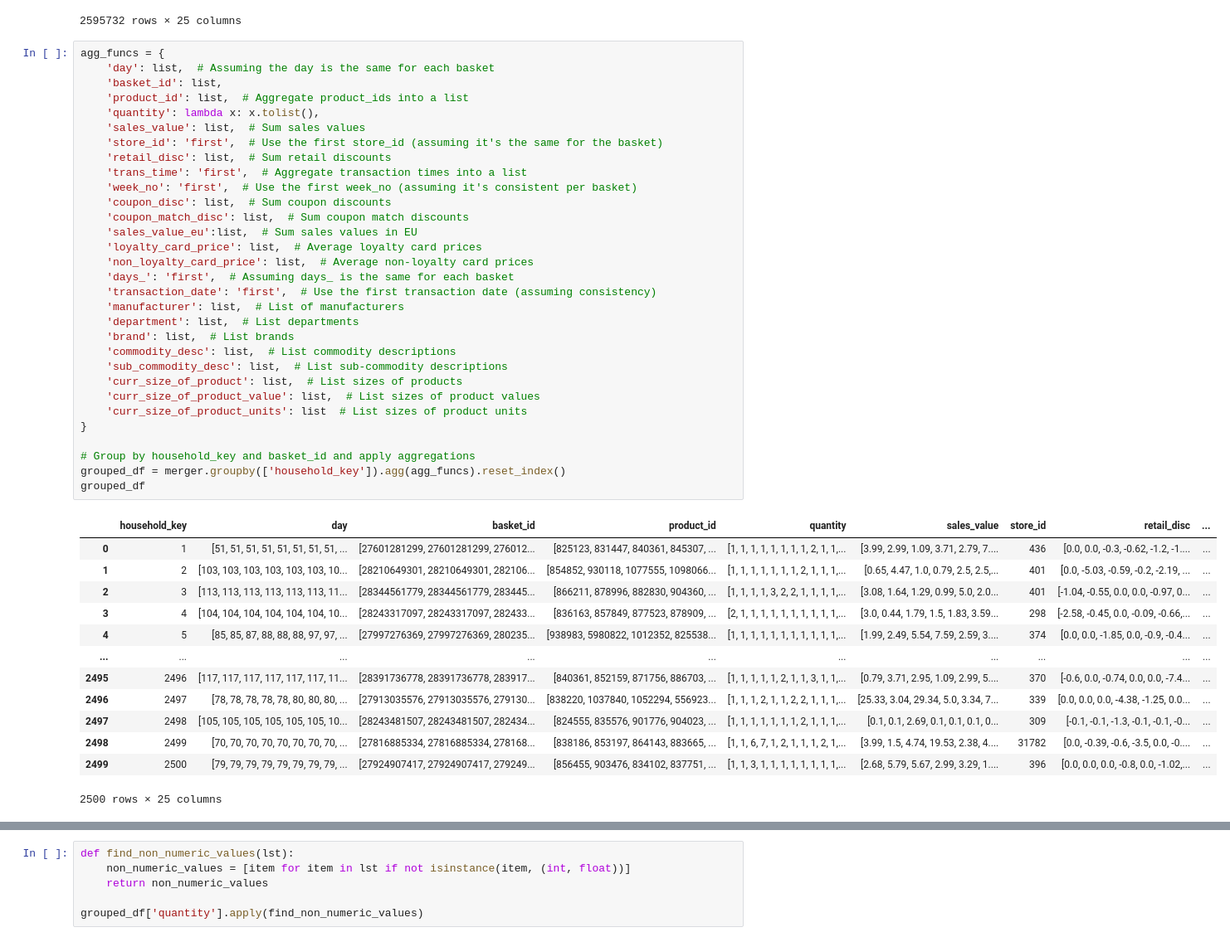
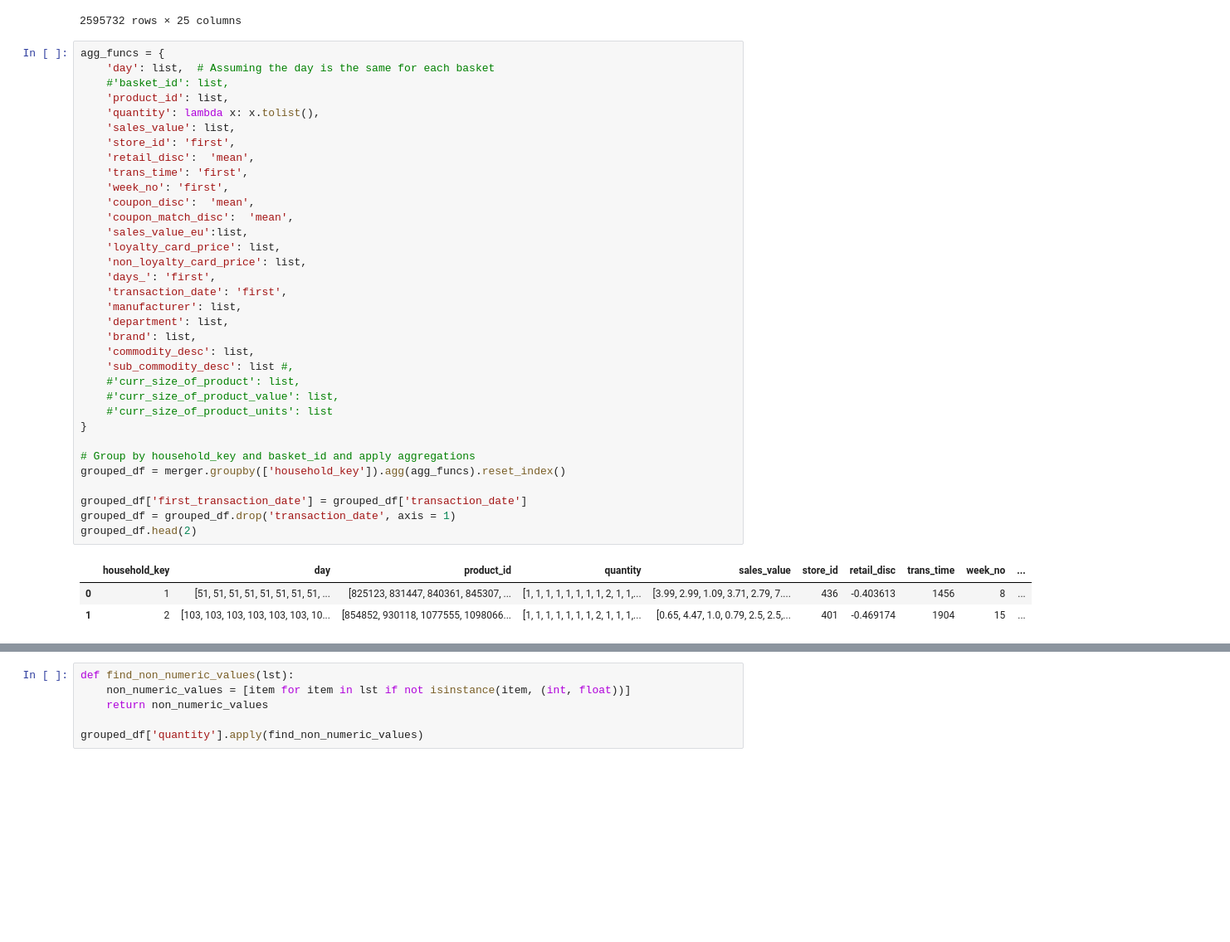
Before and after one commit to antoniooliveira03/Projects, a Jupyter notebook: NTT Project/01.1_merges.ipynb, the cells around one changed output, grey strips where cells are left out. Shown: that part at 83% size. Drawn from its saved outputs; the diff is of its cells as text; blank space fills up the shorter version.

```diff
--- a/NTT Project/01.1_merges.ipynb
+++ b/NTT Project/01.1_merges.ipynb
@@ -72,48 +72,41 @@ merger
 # %%
 agg_funcs = {
     'day': list,  # Assuming the day is the same for each basket
-    'basket_id': list,
-    'product_id': list,  # Aggregate product_ids into a list
+    #'basket_id': list,
+    'product_id': list,
     'quantity': lambda x: x.tolist(),
-    'sales_value': list,  # Sum sales values
-    'store_id': 'first',  # Use the first store_id (assuming it's the same for the basket)
-    'retail_disc': list,  # Sum retail discounts
-    'trans_time': 'first',  # Aggregate transaction times into a list
-    'week_no': 'first',  # Use the first week_no (assuming it's consistent per basket)
-    'coupon_disc': list,  # Sum coupon discounts
-    'coupon_match_disc': list,  # Sum coupon match discounts
-    'sales_value_eu':list,  # Sum sales values in EU
-    'loyalty_card_price': list,  # Average loyalty card prices
-    'non_loyalty_card_price': list,  # Average non-loyalty card prices
-    'days_': 'first',  # Assuming days_ is the same for each basket
-    'transaction_date': 'first',  # Use the first transaction date (assuming consistency)
-    'manufacturer': list,  # List of manufacturers
-    'department': list,  # List departments
-    'brand': list,  # List brands
-    'commodity_desc': list,  # List commodity descriptions
-    'sub_commodity_desc': list,  # List sub-commodity descriptions
-    'curr_size_of_product': list,  # List sizes of products
-    'curr_size_of_product_value': list,  # List sizes of product values
-    'curr_size_of_product_units': list  # List sizes of product units
+    'sales_value': list,
+    'store_id': 'first',
+    'retail_disc':  'mean',
+    'trans_time': 'first',
+    'week_no': 'first',
+    'coupon_disc':  'mean',
+    'coupon_match_disc':  'mean',
+    'sales_value_eu':list,
+    'loyalty_card_price': list,
+    'non_loyalty_card_price': list,
+    'days_': 'first',
+    'transaction_date': 'first',
+    'manufacturer': list,
+    'department': list,
+    'brand': list,
+    'commodity_desc': list,
+    'sub_commodity_desc': list #,
+    #'curr_size_of_product': list,
+    #'curr_size_of_product_value': list,
+    #'curr_size_of_product_units': list
 }
 
 # Group by household_key and basket_id and apply aggregations
 grouped_df = merger.groupby(['household_key']).agg(agg_funcs).reset_index()
-grouped_df
+
+grouped_df['first_transaction_date'] = grouped_df['transaction_date']
+grouped_df = grouped_df.drop('transaction_date', axis = 1)
+grouped_df.head(2)
 # %% [output]
-|  | household_key | day | basket_id | product_id | quantity | sales_value | store_id | retail_disc | ... |
-| 0 | 1 | [51, 51, 51, 51, 51, 51, 51, 51, ... | [27601281299, 27601281299, 276012... | [825123, 831447, 840361, 845307, ... | [1, 1, 1, 1, 1, 1, 1, 1, 2, 1, 1,... | [3.99, 2.99, 1.09, 3.71, 2.79, 7.... | 436 | [0.0, 0.0, -0.3, -0.62, -1.2, -1.... | ... |
-| 1 | 2 | [103, 103, 103, 103, 103, 103, 10... | [28210649301, 28210649301, 282106... | [854852, 930118, 1077555, 1098066... | [1, 1, 1, 1, 1, 1, 1, 2, 1, 1, 1,... | [0.65, 4.47, 1.0, 0.79, 2.5, 2.5,... | 401 | [0.0, -5.03, -0.59, -0.2, -2.19, ... | ... |
-| 2 | 3 | [113, 113, 113, 113, 113, 113, 11... | [28344561779, 28344561779, 283445... | [866211, 878996, 882830, 904360, ... | [1, 1, 1, 1, 3, 2, 2, 1, 1, 1, 1,... | [3.08, 1.64, 1.29, 0.99, 5.0, 2.0... | 401 | [-1.04, -0.55, 0.0, 0.0, -0.97, 0... | ... |
-| 3 | 4 | [104, 104, 104, 104, 104, 104, 10... | [28243317097, 28243317097, 282433... | [836163, 857849, 877523, 878909, ... | [2, 1, 1, 1, 1, 1, 1, 1, 1, 1, 1,... | [3.0, 0.44, 1.79, 1.5, 1.83, 3.59... | 298 | [-2.58, -0.45, 0.0, -0.09, -0.66,... | ... |
-| 4 | 5 | [85, 85, 87, 88, 88, 88, 97, 97, ... | [27997276369, 27997276369, 280235... | [938983, 5980822, 1012352, 825538... | [1, 1, 1, 1, 1, 1, 1, 1, 1, 1, 1,... | [1.99, 2.49, 5.54, 7.59, 2.59, 3.... | 374 | [0.0, 0.0, -1.85, 0.0, -0.9, -0.4... | ... |
-| ... | ... | ... | ... | ... | ... | ... | ... | ... | ... |
-| 2495 | 2496 | [117, 117, 117, 117, 117, 117, 11... | [28391736778, 28391736778, 283917... | [840361, 852159, 871756, 886703, ... | [1, 1, 1, 1, 1, 2, 1, 1, 3, 1, 1,... | [0.79, 3.71, 2.95, 1.09, 2.99, 5.... | 370 | [-0.6, 0.0, -0.74, 0.0, 0.0, -7.4... | ... |
-| 2496 | 2497 | [78, 78, 78, 78, 78, 80, 80, 80, ... | [27913035576, 27913035576, 279130... | [838220, 1037840, 1052294, 556923... | [1, 1, 1, 2, 1, 1, 2, 2, 1, 1, 1,... | [25.33, 3.04, 29.34, 5.0, 3.34, 7... | 339 | [0.0, 0.0, 0.0, -4.38, -1.25, 0.0... | ... |
-| 2497 | 2498 | [105, 105, 105, 105, 105, 105, 10... | [28243481507, 28243481507, 282434... | [824555, 835576, 901776, 904023, ... | [1, 1, 1, 1, 1, 1, 1, 2, 1, 1, 1,... | [0.1, 0.1, 2.69, 0.1, 0.1, 0.1, 0... | 309 | [-0.1, -0.1, -1.3, -0.1, -0.1, -0... | ... |
-| 2498 | 2499 | [70, 70, 70, 70, 70, 70, 70, 70, ... | [27816885334, 27816885334, 278168... | [838186, 853197, 864143, 883665, ... | [1, 1, 6, 7, 1, 2, 1, 1, 1, 2, 1,... | [3.99, 1.5, 4.74, 19.53, 2.38, 4.... | 31782 | [0.0, -0.39, -0.6, -3.5, 0.0, -0.... | ... |
-| 2499 | 2500 | [79, 79, 79, 79, 79, 79, 79, 79, ... | [27924907417, 27924907417, 279249... | [856455, 903476, 834102, 837751, ... | [1, 1, 3, 1, 1, 1, 1, 1, 1, 1, 1,... | [2.68, 5.79, 5.67, 2.99, 3.29, 1.... | 396 | [0.0, 0.0, 0.0, -0.8, 0.0, -1.02,... | ... |
+|  | household_key | day | product_id | quantity | sales_value | store_id | retail_disc | trans_time | week_no | ... |
+| 0 | 1 | [51, 51, 51, 51, 51, 51, 51, 51, ... | [825123, 831447, 840361, 845307, ... | [1, 1, 1, 1, 1, 1, 1, 1, 2, 1, 1,... | [3.99, 2.99, 1.09, 3.71, 2.79, 7.... | 436 | -0.403613 | 1456 | 8 | ... |
+| 1 | 2 | [103, 103, 103, 103, 103, 103, 10... | [854852, 930118, 1077555, 1098066... | [1, 1, 1, 1, 1, 1, 1, 2, 1, 1, 1,... | [0.65, 4.47, 1.0, 0.79, 2.5, 2.5,... | 401 | -0.469174 | 1904 | 15 | ... |
-2500 rows × 25 columns
 # %%
 unique_departments = set(dept for sublist in grouped_df['department'] for dept in sublist)
 
```
Also changed, not shown: parts of 15 cells of this notebook, 2 other files.
